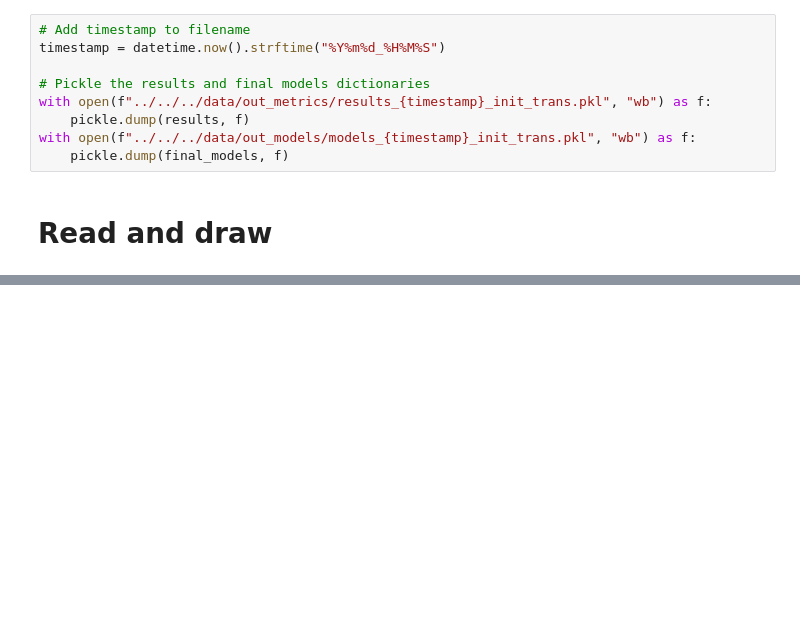
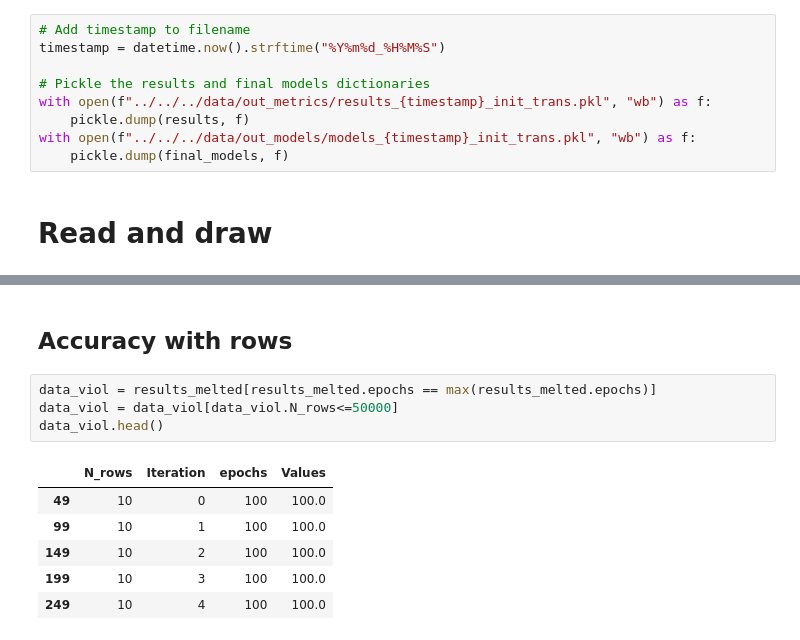
Before and after one commit to um-dacs-nlp/capacity, a Jupyter notebook: src/transformers/0.2_iter_trans.ipynb, the cells around one changed output, grey strips where cells are left out. Cells and saved outputs as stored; diff of their text form; blank space fills up the shorter version.

```diff
--- a/src/transformers/0.2_iter_trans.ipynb
+++ b/src/transformers/0.2_iter_trans.ipynb
@@ -387 +405,14 @@ plt.show()
 [interactive output not drawn]
+# %% [markdown]
+## Accuracy with rows
+# %%
+data_viol = results_melted[results_melted.epochs == max(results_melted.epochs)]
+data_viol = data_viol[data_viol.N_rows<=50000]
+data_viol.head()
+# %% [output]
+|  | N_rows | Iteration | epochs | Values |
+| 49 | 10 | 0 | 100 | 100.0 |
+| 99 | 10 | 1 | 100 | 100.0 |
+| 149 | 10 | 2 | 100 | 100.0 |
+| 199 | 10 | 3 | 100 | 100.0 |
+| 249 | 10 | 4 | 100 | 100.0 |
```
Also changed, not shown: parts of 7 cells of this notebook.
